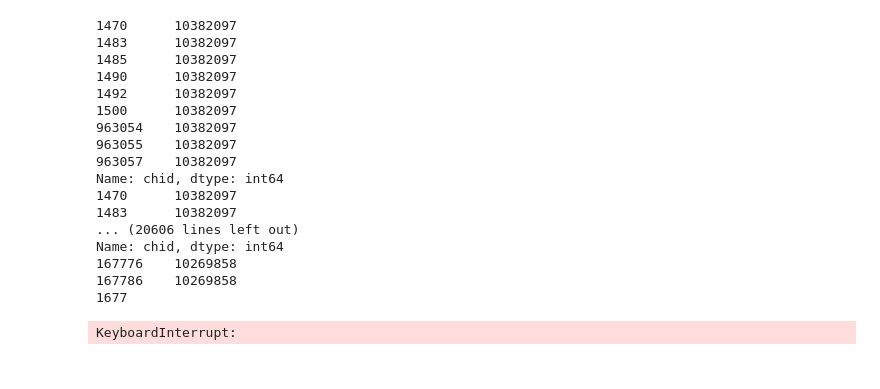
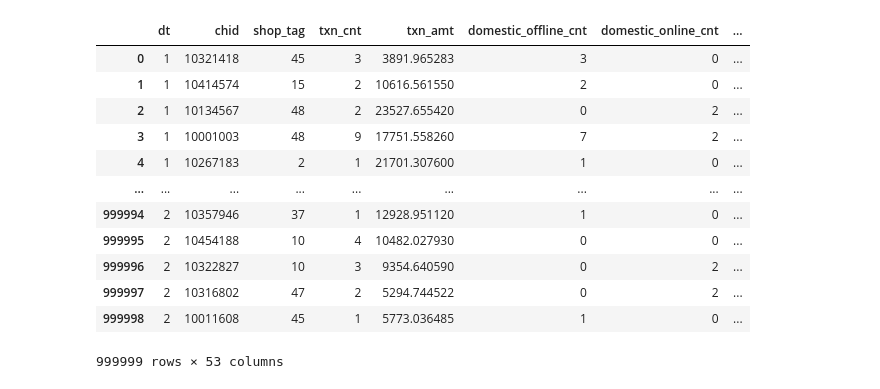
Before and after one commit to d0542218/jupyterTest, a Jupyter notebook: Untitled.ipynb, the cells around one changed output. Drawn from its saved outputs; the diff is of its cells as text; code cells hidden in the pictures.

```diff
--- a/Untitled.ipynb
+++ b/Untitled.ipynb
@@ -15,30 +34,23 @@ list_of_value  = list(df['chid'])
 for i in firstIndex:
     tempID = df.loc[df['chid']==i['chid']]
     for j in tempID:
-        if(j=='chid'):
-            print(tempID[j])
-        #if(tempID[j].empty and j == 'gender_code'):
-            #print(1)
-    #if(not np.isnan(df.iloc[int(list_of_value.index(i['chid']))]['gender_code'])):
-        #print(df.iloc[list_of_value.index(i['chid'])]['gender_code'])
-        #second.append(df.iloc[list_of_value.index(i['chid'])])
-#second
+        if(j=='age'):
+            for item in tempID[j]:
+                if(not np.isnan(item)):
+                    print(item)
-# %% [output]
-1470      10382097
-1483      10382097
-1485      10382097
-1490      10382097
-1492      10382097
-1500      10382097
-963054    10382097
-963055    10382097
-963057    10382097
-Name: chid, dtype: int64
-1470      10382097
-1483      10382097
-... (20606 lines left out)
-Name: chid, dtype: int64
-167776    10269858
-167786    10269858
-1677
-KeyboardInterrupt:
+# %%
+df
+# %% [output]
+|  | dt | chid | shop_tag | txn_cnt | txn_amt | domestic_offline_cnt | domestic_online_cnt | ... |
+| 0 | 1 | 10321418 | 45 | 3 | 3891.965283 | 3 | 0 | ... |
+| 1 | 1 | 10414574 | 15 | 2 | 10616.561550 | 2 | 0 | ... |
+| 2 | 1 | 10134567 | 48 | 2 | 23527.655420 | 0 | 2 | ... |
+| 3 | 1 | 10001003 | 48 | 9 | 17751.558260 | 7 | 2 | ... |
+| 4 | 1 | 10267183 | 2 | 1 | 21701.307600 | 1 | 0 | ... |
+| ... | ... | ... | ... | ... | ... | ... | ... | ... |
+| 999994 | 2 | 10357946 | 37 | 1 | 12928.951120 | 1 | 0 | ... |
+| 999995 | 2 | 10454188 | 10 | 4 | 10482.027930 | 0 | 0 | ... |
+| 999996 | 2 | 10322827 | 10 | 3 | 9354.640590 | 0 | 2 | ... |
+| 999997 | 2 | 10316802 | 47 | 2 | 5294.744522 | 0 | 2 | ... |
+| 999998 | 2 | 10011608 | 45 | 1 | 5773.036485 | 1 | 0 | ... |
+999999 rows × 53 columns
```
Also changed, not shown: parts of 1 cell of this notebook, 1 other file.
